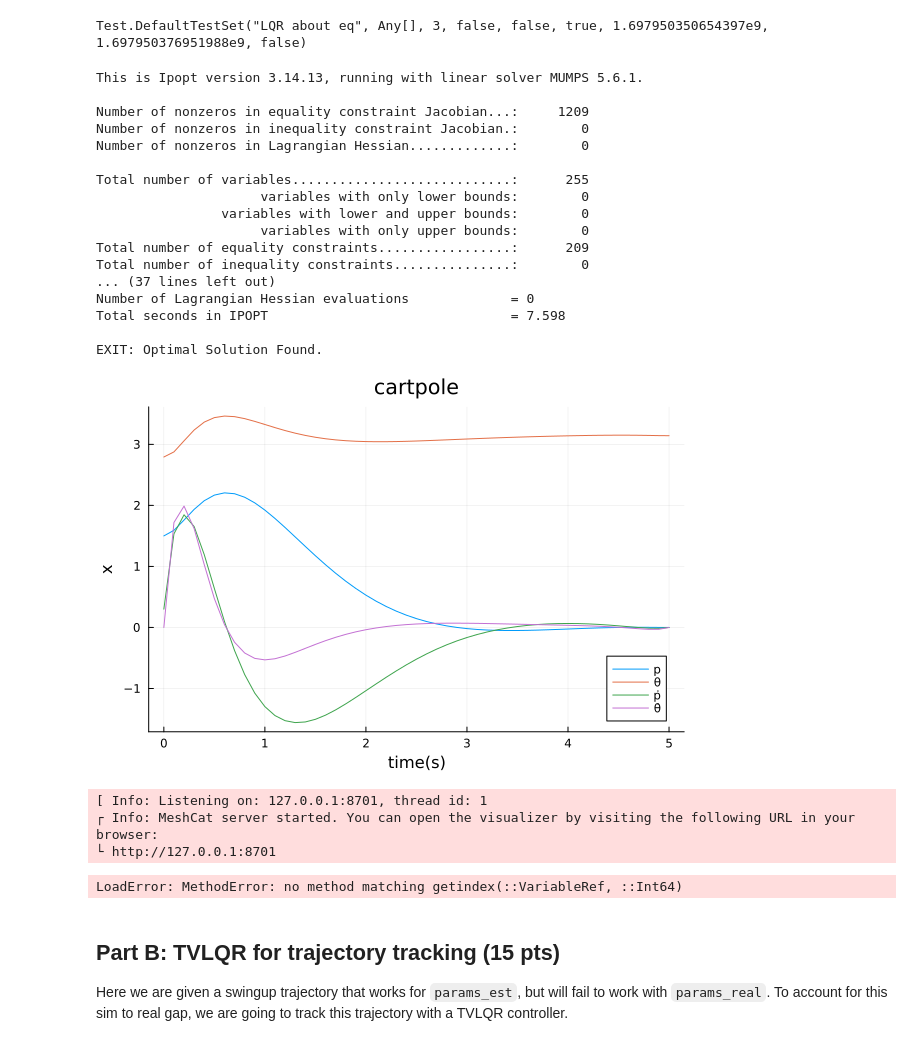
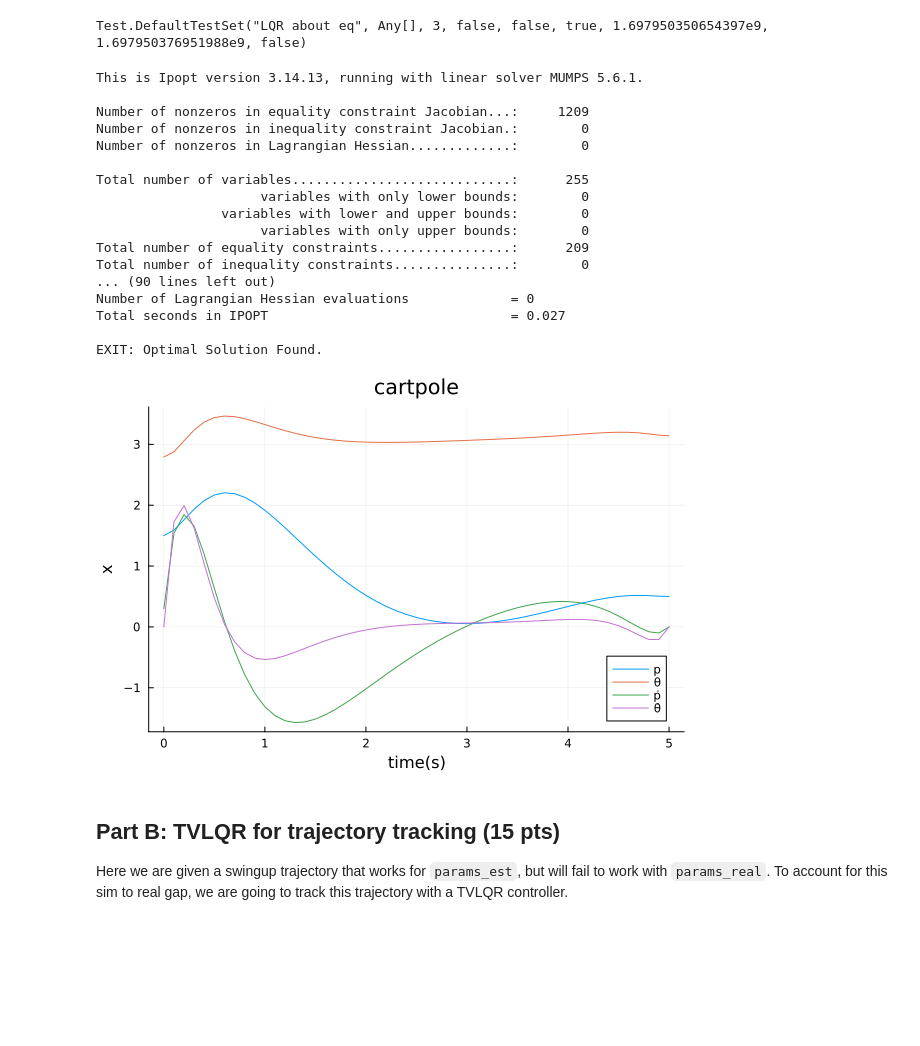
Before and after one commit to justinberi/HW2_S23, a Jupyter notebook: Q2.ipynb, the cells around one changed output. Cells and saved outputs as stored; diff of their text form; code cells hidden in the pictures; blank space fills up the shorter version.

```diff
--- a/Q2.ipynb
+++ b/Q2.ipynb
@@ -256,21 +256,48 @@ model = JuMP.Model(Ipopt.Optimizer)
 JuMP.@variable(model, X[i=1:nx, j=1:N], start = X0[i,j])
 JuMP.@variable(model, U[i=1:nu, j=1:N], start = U0[i,j])
 
-# # Initial guess
-# for k=1:N
-#     for i=1:nx
-#         JuMP.set_start_value(X[i,k], x0[i])
-#     end
-# end
-
 # Create the nonlinear operators
 # Note issue with performance, but I believe this would be purely in precompilation?
 rk4_z(z) = rk4(params, z[1:nx], z[nx+1:nx+nu], dt)
 
-JuMP.@operator(model, op_f1, nx+nu, (x...) -> rk4_z(collect(x))[1])
-JuMP.@operator(model, op_f2, nx+nu, (x...) -> rk4_z(collect(x))[2])
-JuMP.@operator(model, op_f3, nx+nu, (x...) -> rk4_z(collect(x))[3])
-JuMP.@operator(model, op_f4, nx+nu, (x...) -> rk4_z(collect(x))[4])
+# JuMP.@operator(model, op_f1, nx+nu, (x...) -> rk4_z(collect(x))[1])
+# JuMP.@operator(model, op_f2, nx+nu, (x...) -> rk4_z(collect(x))[2])
+# JuMP.@operator(model, op_f3, nx+nu, (x...) -> rk4_z(collect(x))[3])
+# JuMP.@operator(model, op_f4, nx+nu, (x...) -> rk4_z(collect(x))[4])
+# for k=1:N-1 # This is much faster
+#     JuMP.@constraint(model, X[1,k+1] == op_f1([X[:,k]; U[:,k]]...))
+#     JuMP.@constraint(model, X[2,k+1] == op_f2([X[:,k]; U[:,k]]...))
+#     JuMP.@constraint(model, X[3,k+1] == op_f3([X[:,k]; U[:,k]]...))
+#     JuMP.@constraint(model, X[4,k+1] == op_f4([X[:,k]; U[:,k]]...))
+# end
+
+# This is ~3x faster than above
+# https://jump.dev/JuMP.jl/stable/tutorials/nonlinear/tips_and_tricks/
+function memoize(foo::Function, n_outputs::Int)
+    last_x, last_f = nothing, nothing
+    last_dx, last_dfdx = nothing, nothing
+    function foo_i(i, x::T...) where {T<:Real}
+        if T == Float64
+            if x !== last_x
+                last_x, last_f = x, foo(x...)
+            end
+            return last_f[i]::T
+        else
+            if x !== last_dx
+                last_dx, last_dfdx = x, foo(x...)
+            end
+            return last_dfdx[i]::T
+        end
+    end
+    return [(x...) -> foo_i(i, x...) for i in 1:n_outputs]
+end
+rk4_splat(z...) = rk4(params, collect(z)[1:nx], collect(z)[nx+1:nx+nu], dt)
+rk4_mem = memoize(rk4_splat, 4)
+
+JuMP.@operator(model, op_f1, nx+nu, rk4_mem[1])
+JuMP.@operator(model, op_f2, nx+nu, rk4_mem[2])
+JuMP.@operator(model, op_f3, nx+nu, rk4_mem[3])
+JuMP.@operator(model, op_f4, nx+nu, rk4_mem[4])
 for k=1:N-1 # This is much faster
     JuMP.@constraint(model, X[1,k+1] == op_f1([X[:,k]; U[:,k]]...))
     JuMP.@constraint(model, X[2,k+1] == op_f2([X[:,k]; U[:,k]]...))
@@ -278,56 +305,52 @@ for k=1:N-1 # This is much faster
     JuMP.@constraint(model, X[4,k+1] == op_f4([X[:,k]; U[:,k]]...))
 end
 
-
 # Initial constraint
 JuMP.@constraint(model, X[:,1] .== x0)
 
 # Goal constraint
-JuMP.@constraint(model, X[:,N] .== xgoal)
+goal_con = JuMP.@constraint(model, X[:,N] .== xgoal)
 JuMP.@constraint(model, U[:,N] .== ugoal)
 
 # Cost constraint
-# JuMP.@objective(model, Min, k=1:N-1, X[:,k]' * Q * X[:,k] + U[:,k]' * R * U[:,k])
 JuMP.@objective(model, Min, begin
         sum(X[:,k]' * Q * X[:,k] for k in 1:N-1) + sum(U[:,k]' * R * U[:,k] for k in 1:N-1)
     end)
 
 JuMP.optimize!(model)
+
+# Note, on the second solve it is super fast.
+JuMP.add_to_function_constant(goal_con[1], -0.5)
+JuMP.optimize!(model)
+
 @assert JuMP.termination_status(model) == JuMP.OPTIMAL || JuMP.termination_status(model) == JuMP.LOCALLY_SOLVED
 
 Xm = JuMP.value.(X)
 Xm = [Xm[:,k] for k in 1:N]
 
 Xm = hcat(Xm...)
 display(plot(t_vec,Xm',title = "cartpole",
              xlabel = "time(s)", ylabel = "x",
              label = ["p" "θ" "ṗ" "θ̇"]))
-
-# animation stuff
-display(animate_cartpole(X, dt))
 # %% [output]
 This is Ipopt version 3.14.13, running with linear solver MUMPS 5.6.1.
 
 Number of nonzeros in equality constraint Jacobian...:     1209
 Number of nonzeros in inequality constraint Jacobian.:        0
 Number of nonzeros in Lagrangian Hessian.............:        0
 
 Total number of variables............................:      255
                      variables with only lower bounds:        0
                 variables with lower and upper bounds:        0
                      variables with only upper bounds:        0
 Total number of equality constraints.................:      209
 Total number of inequality constraints...............:        0
-... (37 lines left out)
+... (90 lines left out)
 Number of Lagrangian Hessian evaluations             = 0
-Total seconds in IPOPT                               = 7.598
+Total seconds in IPOPT                               = 0.027
 
 EXIT: Optimal Solution Found.
-[figure, old version]
+[figure, new version]
-[ Info: Listening on: 127.0.0.1:8701, thread id: 1
-┌ Info: MeshCat server started. You can open the visualizer by visiting the following URL in your browser:
-└ http://127.0.0.1:8701
-LoadError: MethodError: no method matching getindex(::VariableRef, ::Int64)
 # %% [markdown]
 ## Part B: TVLQR for trajectory tracking (15 pts)
 
```
